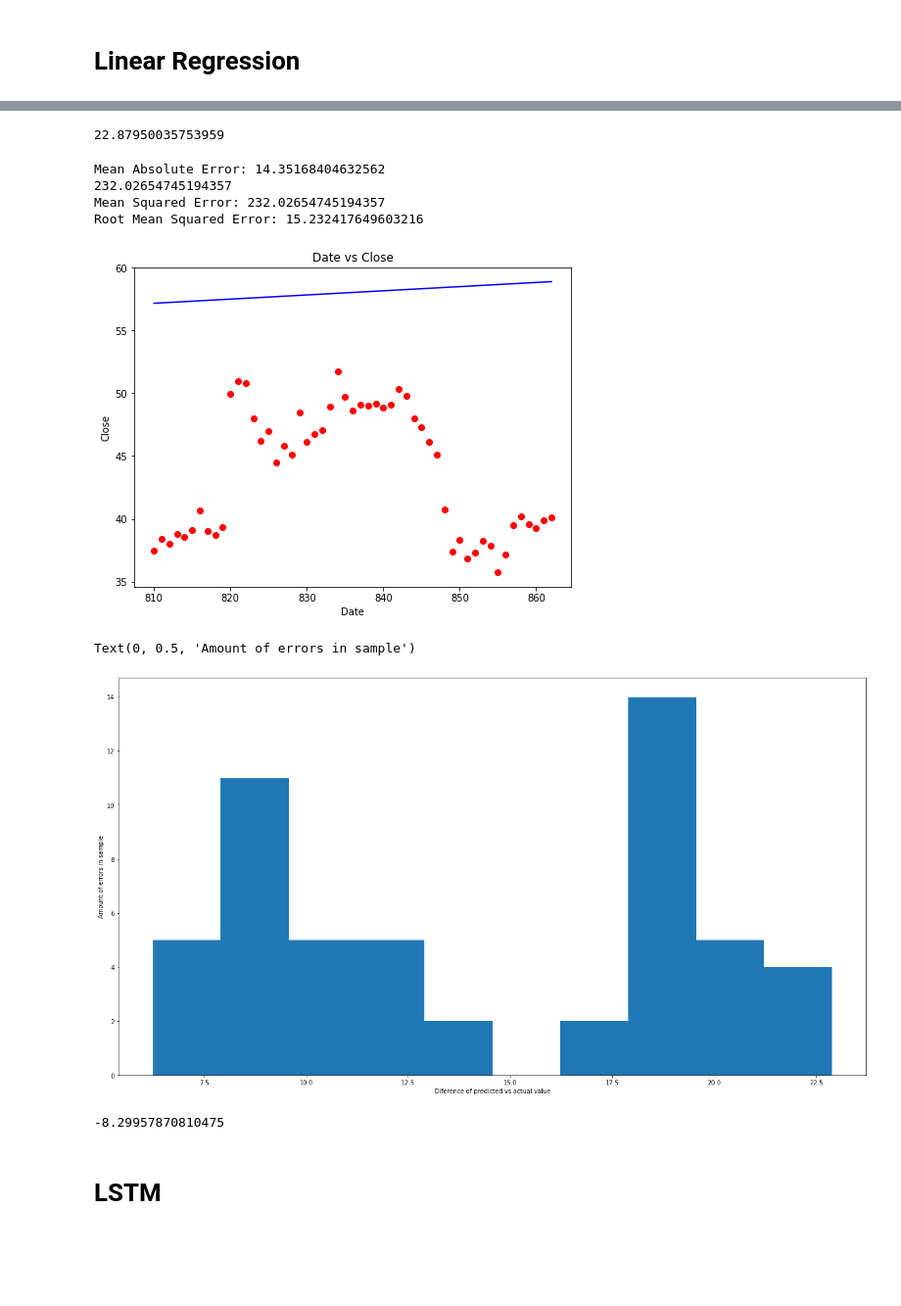
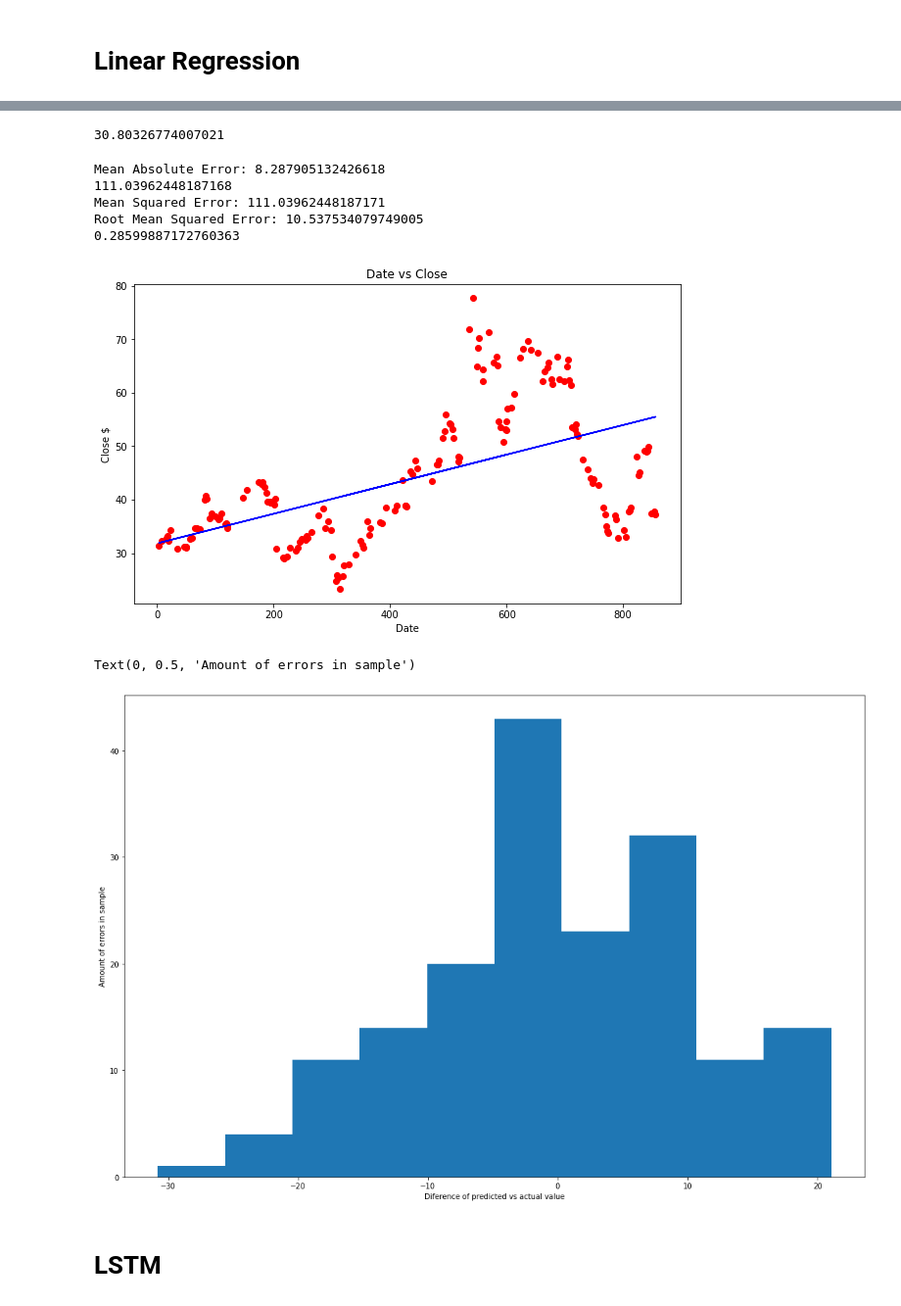
Before and after one commit to natalied0000/Stock-Value-Prediction-with-LSTM, a Jupyter notebook: machine_learning_stock.ipynb, the cells around one changed output, grey strips where cells are left out. Shown at 98% size. Cells and saved outputs as stored; diff of their text form; code cells hidden in the pictures; blank space fills up the shorter version.

```diff
--- a/machine_learning_stock.ipynb
+++ b/machine_learning_stock.ipynb
@@ -47,3 +72,14 @@ df.describe()
 | 50% | 39.790001 | 40.439999 | 39.250000 | 39.779999 | 39.779999 | 1.524290e+07 |
 | 75% | 51.995001 | 52.855000 | 50.575001 | 51.895000 | 51.895000 | 2.115005e+07 |
 | max | 78.360001 | 80.750000 | 76.050003 | 77.629997 | 77.629997 | 2.684654e+08 |
+# %%
+plt.rcParams['figure.figsize']=(18,12)
+x=[dt.datetime.strptime(d, '%Y-%m-%d').date() for d in df_lstm.index.values]
+plt.plot(x, df_lstm['Open'], label='Open')
+plt.plot(x,df_lstm['Close'], label='Close')
+
+plt.xlabel('Time Scale')
+plt.ylabel('Scale USD')
+plt.legend()
+plt.gcf().autofmt_xdate()
+plt.show()
@@ -116,27 +159,15 @@ fig2=model.plot_components(predict,figsize=(12,10))
 # %% [markdown]
 # Linear Regression
 # %%
-from sklearn.model_selection import train_test_split
-from sklearn.linear_model import LinearRegression
-from sklearn.metrics import mean_squared_error
-from sklearn import metrics
-
-lin2_data=df
-x2=df.index.factorize()[0].reshape(-1, 1)
+df_linreg = pd.read_csv('/content/TWTR (1).csv')
 
 reg = LinearRegression(copy_X=True, fit_intercept=True)
+df_linreg['Time'] = np.arange(len(df_linreg.index))
+X = df_linreg.loc[:, ['Time']]  # features
+y = df_linreg.loc[:, 'Close']  # target
 
-reg_df= pd.read_csv('/content/TWTR (1).csv')
-reg_df['Time'] = np.arange(len(reg_df.index))
-X = reg_df.loc[:, ['Time']]  # features
-y = reg_df.loc[:, 'Close']  # target
-X_train = X[:810]
-X_test = X[-53:]
-y_train = y[:810]
-y_test = y[-53:]
-
-#X_train, X_test, y_train, y_test = train_test_split(X, y, test_size=0.33, random_state=1)
+X_train, X_test, y_train, y_test = train_test_split(X, y, test_size=0.2, random_state=1)
 
 reg.fit(X_train, y_train)
-print('Score %.2f' % reg.score(X, y))
+X_train.shape
 # %% [output]
@@ -180,9 +205,7 @@ reg_df
-# %%
-from sklearn.metrics import max_error
-
-max_error(y_test, y_pred)
-# %% [output]
-22.87950035753959
+# %%
+max_error(y_test, y_pred)
+# %% [output]
+30.80326774007021
 # %%
 from sklearn import metrics
 print('Mean Absolute Error:', metrics.mean_absolute_error(y_test, y_pred))
@@ -190,21 +213,24 @@ MSE = np.square(np.subtract(y_test,y_pred)).mean()
 print(MSE)
 print('Mean Squared Error:', metrics.mean_squared_error(y_test, y_pred))
 print('Root Mean Squared Error:', np.sqrt(metrics.mean_squared_error(y_test, y_pred)))
+r2 = r2_score(y_test,y_pred)
+print(r2)
 # %% [output]
-Mean Absolute Error: 14.35168404632562
-232.02654745194357
-Mean Squared Error: 232.02654745194357
-Root Mean Squared Error: 15.232417649603216
+Mean Absolute Error: 8.287905132426618
+111.03962448187168
+Mean Squared Error: 111.03962448187171
+Root Mean Squared Error: 10.537534079749005
+0.28599887172760363
 # %%
-plt.figure(figsize=(8,6))
+plt.figure(figsize=(10,6))
 plt.scatter(X_test, y_test, color='red')
 plt.plot(X_test, y_pred, color='blue')
 plt.title('Date vs Close')
 plt.xlabel('Date')
-plt.ylabel('Close')
+plt.ylabel('Close $')
 plt.show()
 # %% [output]
-[figure, old version]
+[figure, new version]
 # %%
 residuals = y_pred - y_test
 plt.hist(residuals)
@@ -212,11 +238,6 @@ plt.xlabel("Diference of predicted vs actual value")
 plt.ylabel("Amount of errors in sample")
 # %% [output]
 Text(0, 0.5, 'Amount of errors in sample')
-[figure, old version]
+[figure, new version]
-# %%
-r2 = r2_score(y_test,y_pred)
-print(r2)
-# %% [output]
--8.29957870810475
 # %% [markdown]
 # **LSTM**
```
Also changed, not shown: parts of 47 cells of this notebook.
